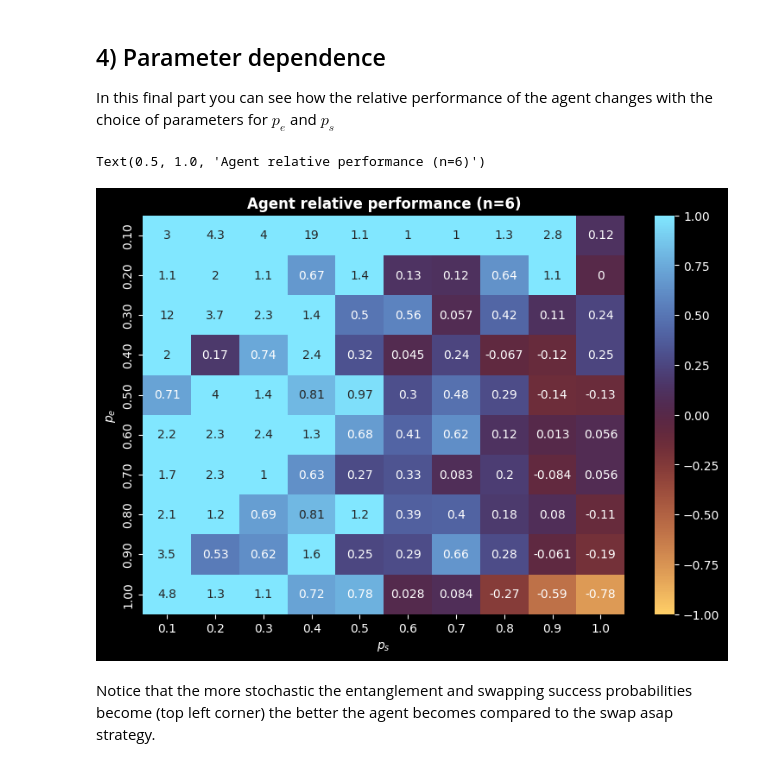
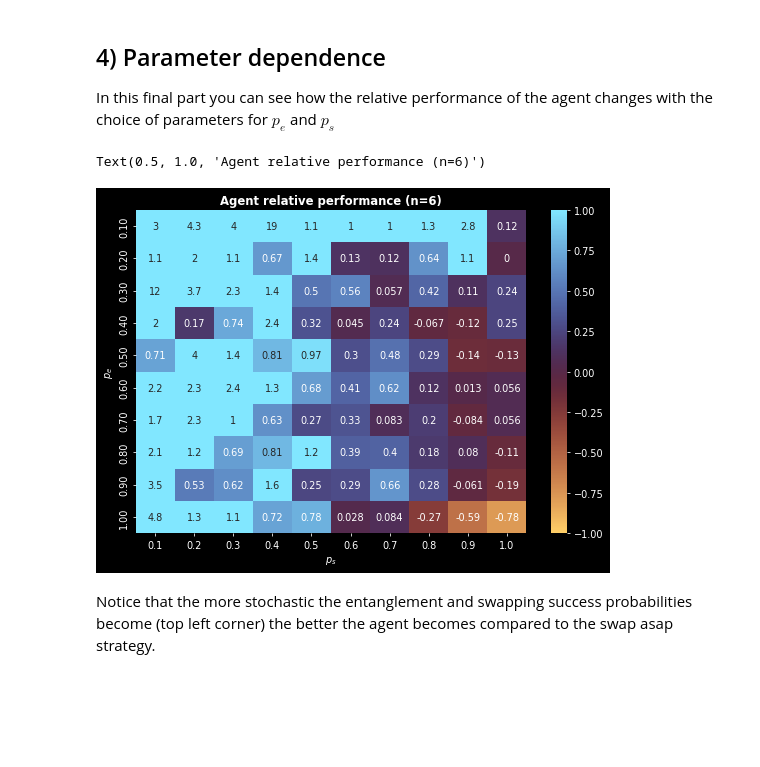
Before and after one commit to chrishalkias/QRN-RL-GNN, a Jupyter notebook: src/notebook.ipynb, the cells around one changed output. Drawn from its saved outputs; the diff is of its cells as text; code cells hidden in the pictures; blank space fills up the shorter version.

```diff
--- a/src/notebook.ipynb
+++ b/src/notebook.ipynb
@@ -211,19 +211,21 @@ data = {0.1: [2.9880478087649402, 1.1096316023080341, 11.857707509881422, 1.9970
 p_range = [key for key in data.keys()]
 # %%
 # Now we can generate the heatmap
+
+mpl.rcParams['figure.dpi'] = 70
 data = {round(key, 2): value for key, value in data.items()}
 index = [f"{num:.2f}" for num in p_range]
 
 df = pd.DataFrame(data, index=index)
 df.index.name = "$p_e$"
 df.columns.name = "$p_s$"
 f, ax = plt.subplots(figsize=(9, 6))
 sns.set_theme
 
 sns.heatmap(df, annot=True, linewidths=0.0, ax=ax,cmap='managua',  vmin=-1, vmax=1)#cmap='managua'
 plt.title("Agent relative performance (n=6)", fontsize=12, fontweight='bold')
 # %% [output]
 Text(0.5, 1.0, 'Agent relative performance (n=6)')
-[figure, old version]
+[figure, new version]
 # %% [markdown]
 Notice that the more stochastic the entanglement and swapping success probabilities become (top left corner) the better the agent becomes compared to the swap asap strategy.
```
Also changed, not shown: parts of 3 cells of this notebook, 15 other files.
